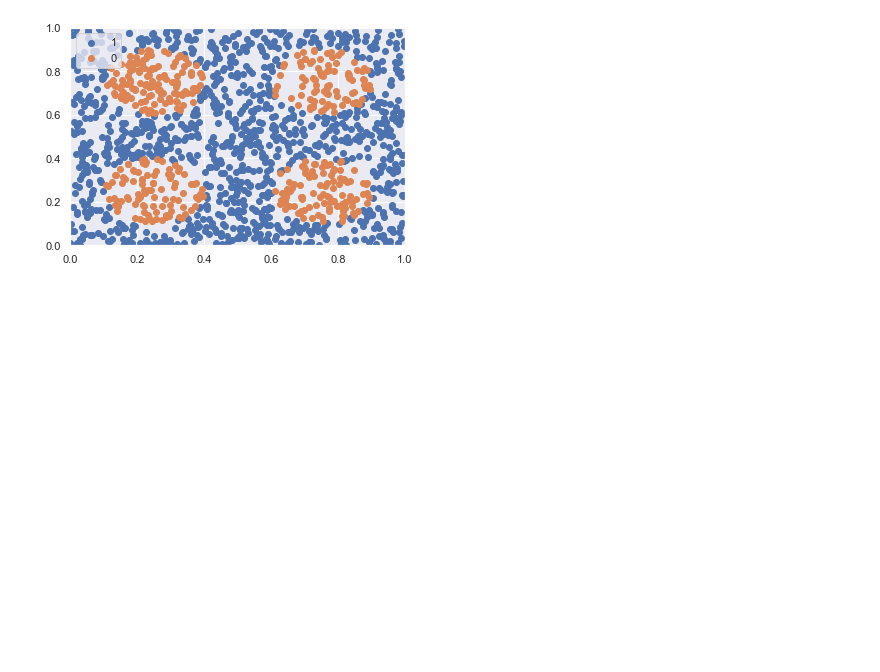
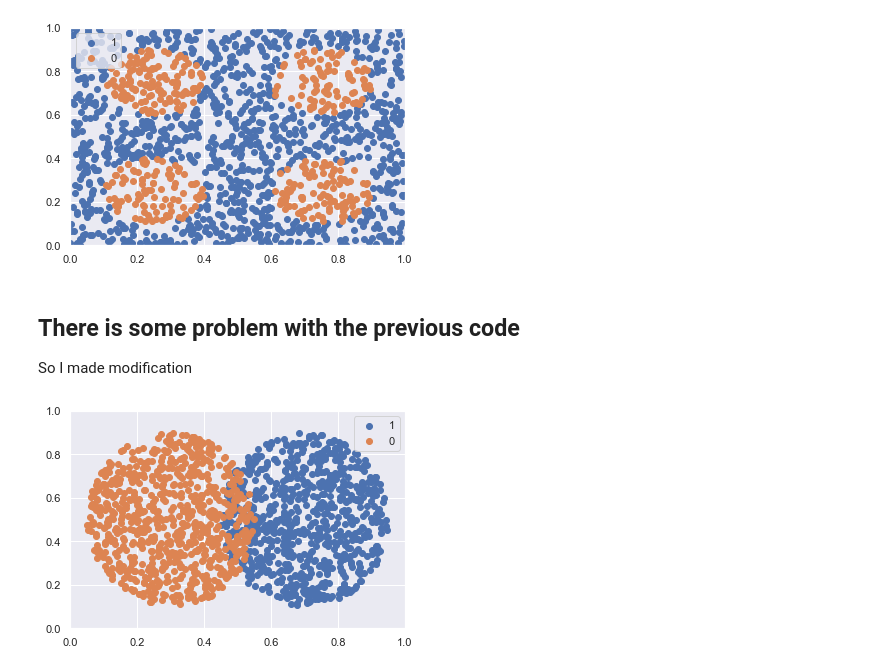
Before and after one commit to bagmk/Quantum_Machine_Learning_Express, a Jupyter notebook: dataset/Data generation.ipynb, the cells around one changed output. Saved outputs shown, nothing was run; the diff lists cells and outputs as text; code cells hidden in the pictures; blank space fills up the shorter version.

```diff
--- a/dataset/Data generation.ipynb
+++ b/dataset/Data generation.ipynb
@@ -530,11 +530,36 @@ Counter({1.0: 1075, 0.0: 425})
 [0.28940468 0.58842817] 1.0
 [0.64607213 0.2426668 ] 0.0
 [figure]
+# %% [markdown]
+## There is some problem with the previous code
+So I made modification
 # %%
-
-Nmax = 1000
-R = 5
-r2 = R * np.sqrt(np.random.rand(Nmax, 1))
-theta2 = 2 * np.pi * np.random.rand(Nmax, 1)
-x2 = r2 * np.cos(theta2)
-y2 = r2 * np.sin(theta2)
+def my_circle(center, rx, ry, Nmax):
+    R = 1
+    r2 = R * np.sqrt(np.random.rand(Nmax, 1))
+    theta2 = 2 * np.pi * np.random.rand(Nmax, 1)
+    x2 = rx*r2 * np.cos(theta2) + center[0]
+    y2 = ry*r2 * np.sin(theta2) + center[1]
+    return np.transpose([x2,y2])[0]
+# %%
+X1=my_circle([0.3,0.5],0.25,0.4,750)
+X2=my_circle([0.7,0.5],0.25,0.4,750)
+y1=[0] * 750
+y2=[1] * 750
+
+X=np.concatenate((X1,X2))
+y=np.concatenate((y1, y2))
+
+# Generate uniform noise
+counter = Counter(labels)
+
+# Plot
+for label, _ in counter.items():
+	row_ix = where(y == label)[0]
+	pyplot.scatter(X[row_ix, 0], X[row_ix, 1], label=str(label))
+pyplot.legend()
+pyplot.xlim([0, 1])
+pyplot.ylim([0, 1])
+pyplot.show()
+# %% [output]
+[figure, added]
```
Also changed, not shown: parts of 6 cells of this notebook.
